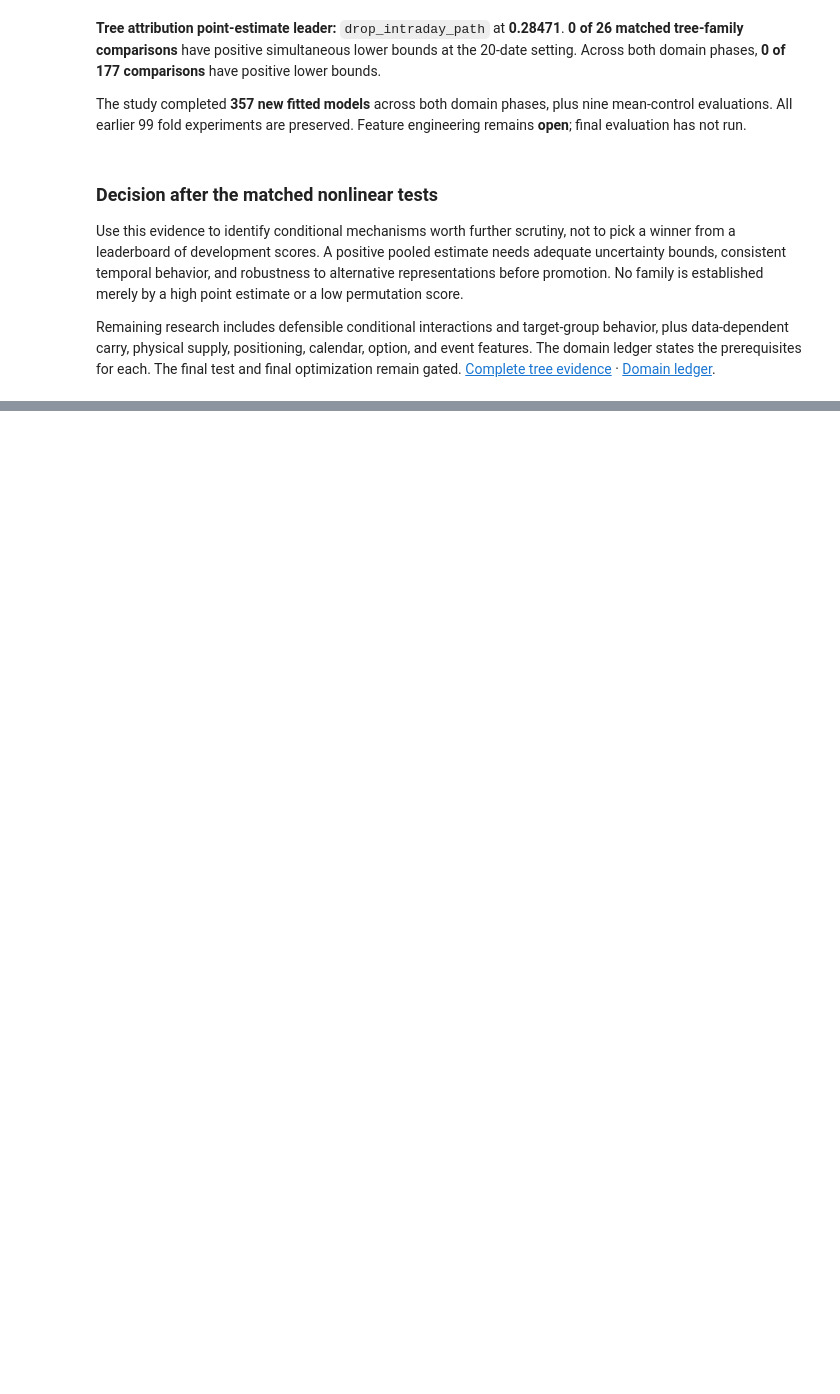
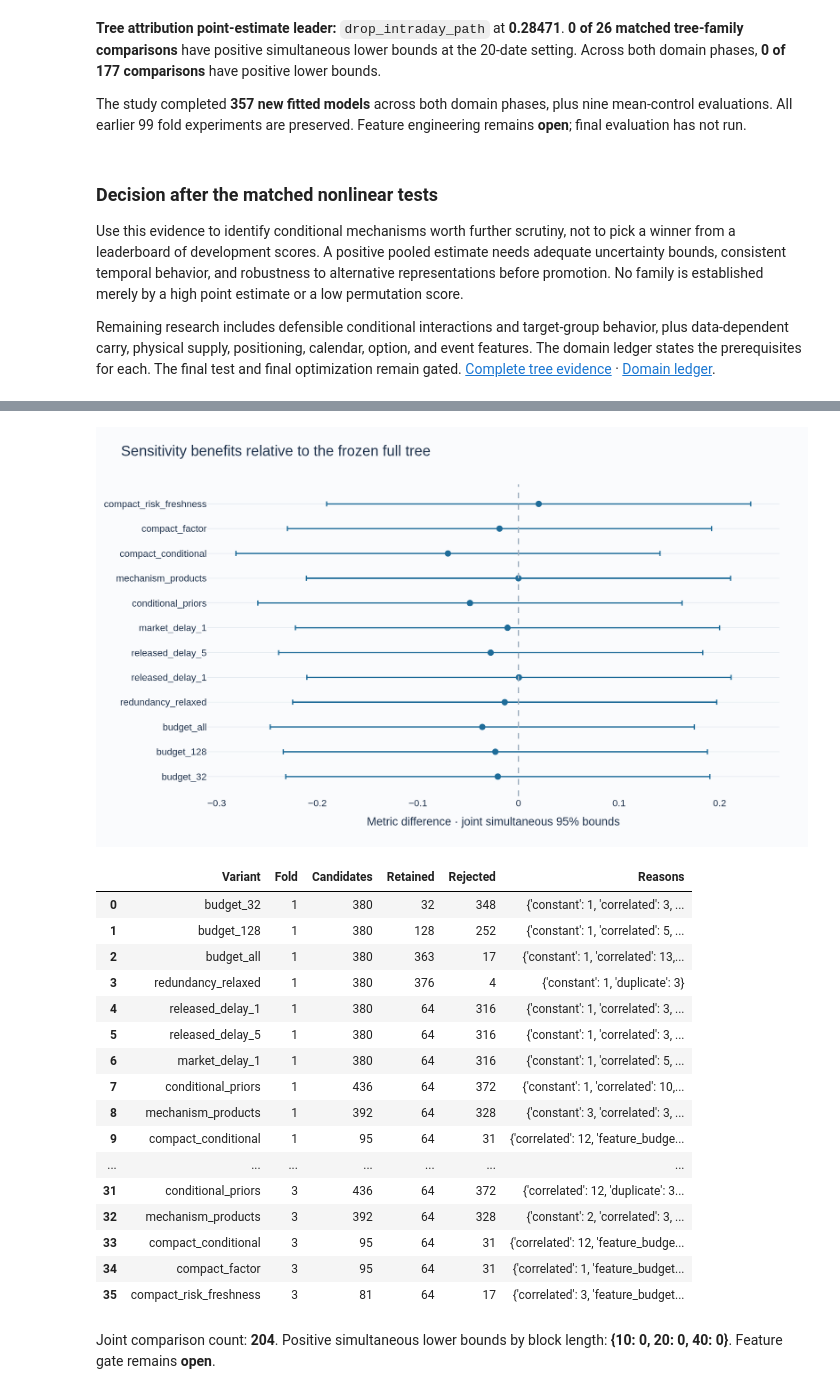
Before and after one commit to alvaromendizabal/commodity-prediction, a Jupyter notebook: notebooks/02_feature_research.ipynb, the cells around one changed output, grey strips where cells are left out. Drawn from its saved outputs; the diff is of its cells as text; code cells hidden in the pictures; blank space fills up the shorter version.

```diff
--- a/notebooks/02_feature_research.ipynb
+++ b/notebooks/02_feature_research.ipynb
@@ -537,0 +579,31 @@ Remaining research includes defensible conditional interactions and target-group
+# %%
+matched = pd.DataFrame([r for r in robustness["comparisons"] if r["block_dates"] == 20 and r["reference"] == "all_control"])
+fig = go.Figure()
+fig.add_trace(go.Scatter(x=matched.delta,y=matched.variant,mode="markers",marker={"size":10,"color":"#1F6C99"},error_x={"type":"data","symmetric":False,"array":[r[1]-d for r,d in zip(matched.simultaneous_95_interval,matched.delta)],"arrayminus":[d-r[0] for r,d in zip(matched.simultaneous_95_interval,matched.delta)]}))
+fig.add_vline(x=0,line_dash="dash",line_color="#9EAFBF")
+fig.update_layout(title="Sensitivity benefits relative to the frozen full tree",xaxis_title="Metric difference · joint simultaneous 95% bounds",margin={"l":220})
+show_figure(fig,root,"robustness_uncertainty",660)
+screen = pd.DataFrame([{"Variant":r["variant"],"Fold":r["fold"]+1,"Candidates":r["selection"]["candidate_templates"],"Retained":r["selection"]["retained_templates"],"Rejected":r["selection"]["rejected_templates"],"Reasons":r["selection"]["rejection_reasons"]} for r in robustness["results"]])
+display(screen)
+counts = {b:sum(r["simultaneous_95_interval"][0]>0 for r in robustness["joint_comparisons"] if r["block_dates"]==b) for b in [10,20,40]}
+display(Markdown(f"Joint comparison count: **{robustness['joint_comparison_count']}**. Positive simultaneous lower bounds by block length: **{counts}**. Feature gate remains **open**."))
+# %% [output]
+[figure, added]
+|  | Variant | Fold | Candidates | Retained | Rejected | Reasons |
+| 0 | budget_32 | 1 | 380 | 32 | 348 | {'constant': 1, 'correlated': 3, ... |
+| 1 | budget_128 | 1 | 380 | 128 | 252 | {'constant': 1, 'correlated': 5, ... |
+| 2 | budget_all | 1 | 380 | 363 | 17 | {'constant': 1, 'correlated': 13,... |
+| 3 | redundancy_relaxed | 1 | 380 | 376 | 4 | {'constant': 1, 'duplicate': 3} |
+| 4 | released_delay_1 | 1 | 380 | 64 | 316 | {'constant': 1, 'correlated': 3, ... |
+| 5 | released_delay_5 | 1 | 380 | 64 | 316 | {'constant': 1, 'correlated': 3, ... |
+| 6 | market_delay_1 | 1 | 380 | 64 | 316 | {'constant': 1, 'correlated': 5, ... |
+| 7 | conditional_priors | 1 | 436 | 64 | 372 | {'constant': 1, 'correlated': 10,... |
+| 8 | mechanism_products | 1 | 392 | 64 | 328 | {'constant': 3, 'correlated': 3, ... |
+| 9 | compact_conditional | 1 | 95 | 64 | 31 | {'correlated': 12, 'feature_budge... |
+| ... | ... | ... | ... | ... | ... | ... |
+| 31 | conditional_priors | 3 | 436 | 64 | 372 | {'correlated': 12, 'duplicate': 3... |
+| 32 | mechanism_products | 3 | 392 | 64 | 328 | {'constant': 2, 'correlated': 3, ... |
+| 33 | compact_conditional | 3 | 95 | 64 | 31 | {'correlated': 12, 'feature_budge... |
+| 34 | compact_factor | 3 | 95 | 64 | 31 | {'correlated': 1, 'feature_budget... |
+| 35 | compact_risk_freshness | 3 | 81 | 64 | 17 | {'correlated': 3, 'feature_budget... |
+Joint comparison count: **204**. Positive simultaneous lower bounds by block length: **{10: 0, 20: 0, 40: 0}**. Feature gate remains **open**.
```
Also changed, not shown: parts of 5 cells of this notebook, 13 other files.
